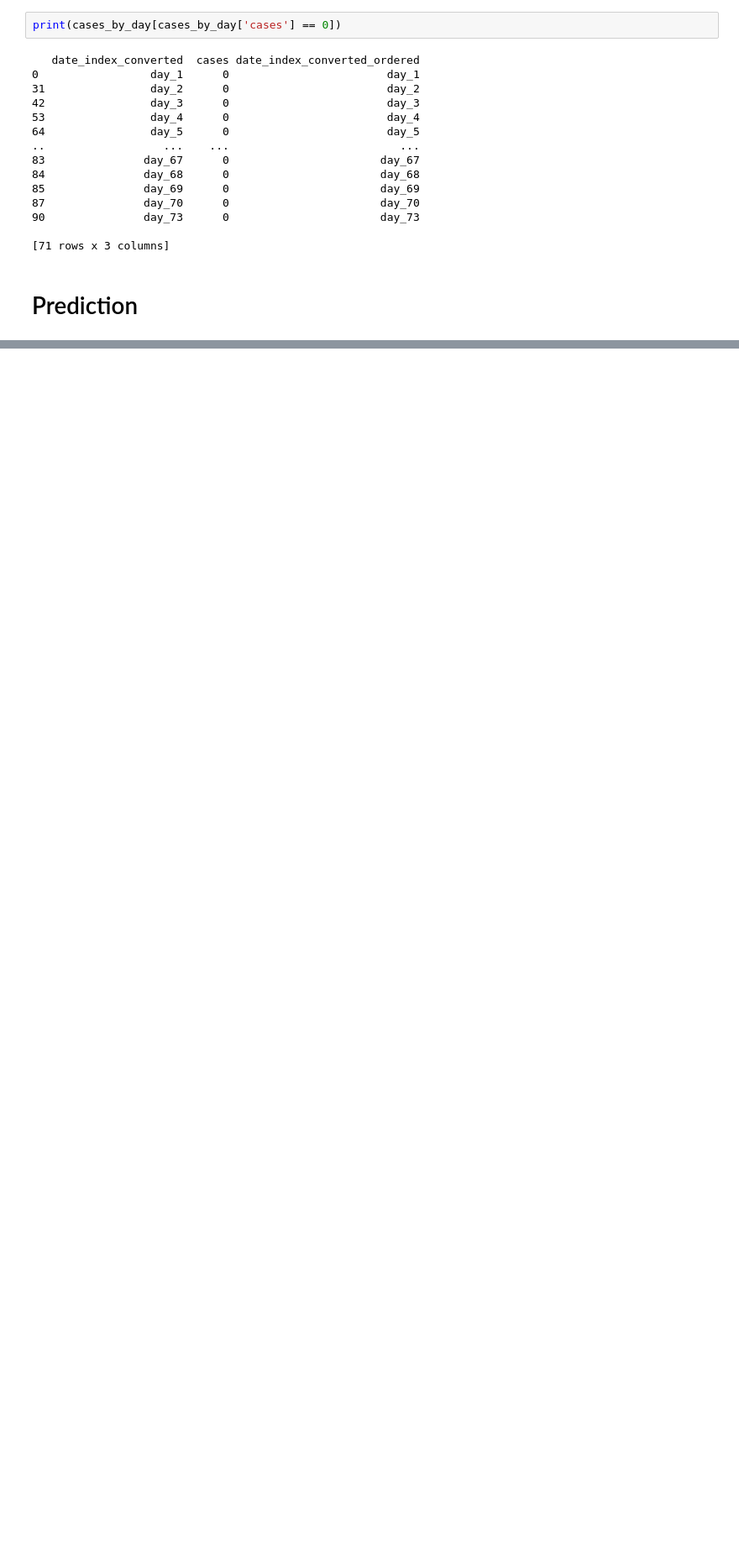
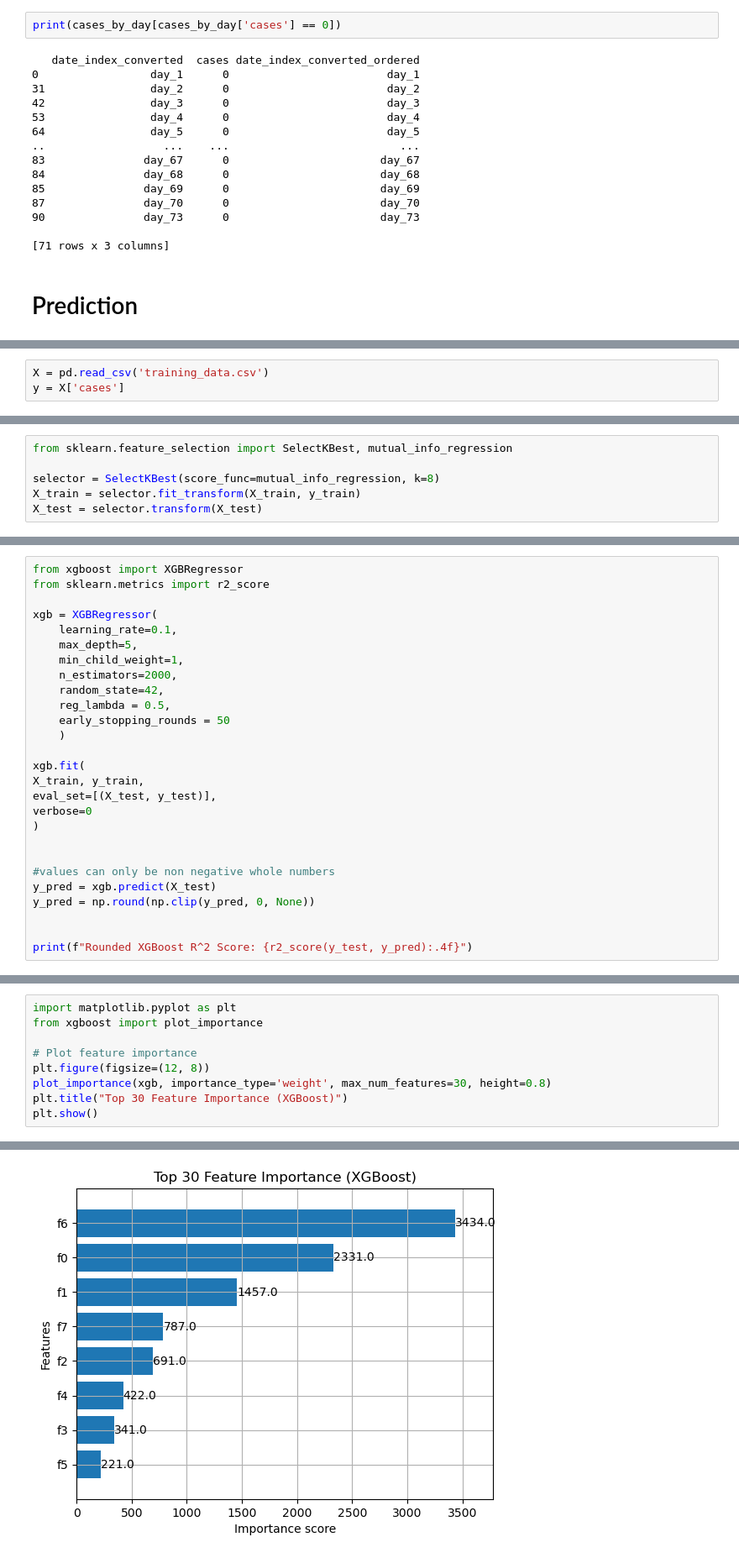
Before and after one commit to aakanksha1dutta/statisticalml, a Jupyter notebook: kaggle/kaggle_ohio_lab.ipynb, the cells around one changed output, grey strips where cells are left out. Shown at 84% size. Drawn from its saved outputs; the diff is of its cells as text; blank space fills up the shorter version.

```diff
--- a/kaggle/kaggle_ohio_lab.ipynb
+++ b/kaggle/kaggle_ohio_lab.ipynb
@@ -346,0 +229,3 @@ test.to_csv('./results_xgb.csv')
+# %%
+X = pd.read_csv('training_data.csv')
+y = X['cases']
@@ -346,0 +276,6 @@ test.to_csv('./results_xgb.csv')
+# %%
+from sklearn.feature_selection import SelectKBest, mutual_info_regression
+
+selector = SelectKBest(score_func=mutual_info_regression, k=8)
+X_train = selector.fit_transform(X_train, y_train)
+X_test = selector.transform(X_test)
@@ -346,0 +285,27 @@ test.to_csv('./results_xgb.csv')
+# %%
+from xgboost import XGBRegressor
+from sklearn.metrics import r2_score
+
+xgb = XGBRegressor(
+    learning_rate=0.1,
+    max_depth=5,
+    min_child_weight=1,
+    n_estimators=2000,
+    random_state=42,
+    reg_lambda = 0.5,
+    early_stopping_rounds = 50
+    )
+
+xgb.fit(
+X_train, y_train,
+eval_set=[(X_test, y_test)],
+verbose=0
+)
+
+
+#values can only be non negative whole numbers
+y_pred = xgb.predict(X_test)
+y_pred = np.round(np.clip(y_pred, 0, None))
+
+
+print(f"Rounded XGBoost R^2 Score: {r2_score(y_test, y_pred):.4f}")
@@ -346,0 +314,10 @@ test.to_csv('./results_xgb.csv')
+# %%
+import matplotlib.pyplot as plt
+from xgboost import plot_importance
+
+# Plot feature importance
+plt.figure(figsize=(12, 8))
+plot_importance(xgb, importance_type='weight', max_num_features=30, height=0.8)
+plt.title("Top 30 Feature Importance (XGBoost)")
+plt.show()
+# %% [output]
@@ -346,0 +325 @@ test.to_csv('./results_xgb.csv')
+[figure, added]
```
Also changed, not shown: parts of 29 cells of this notebook, 3 other files.
